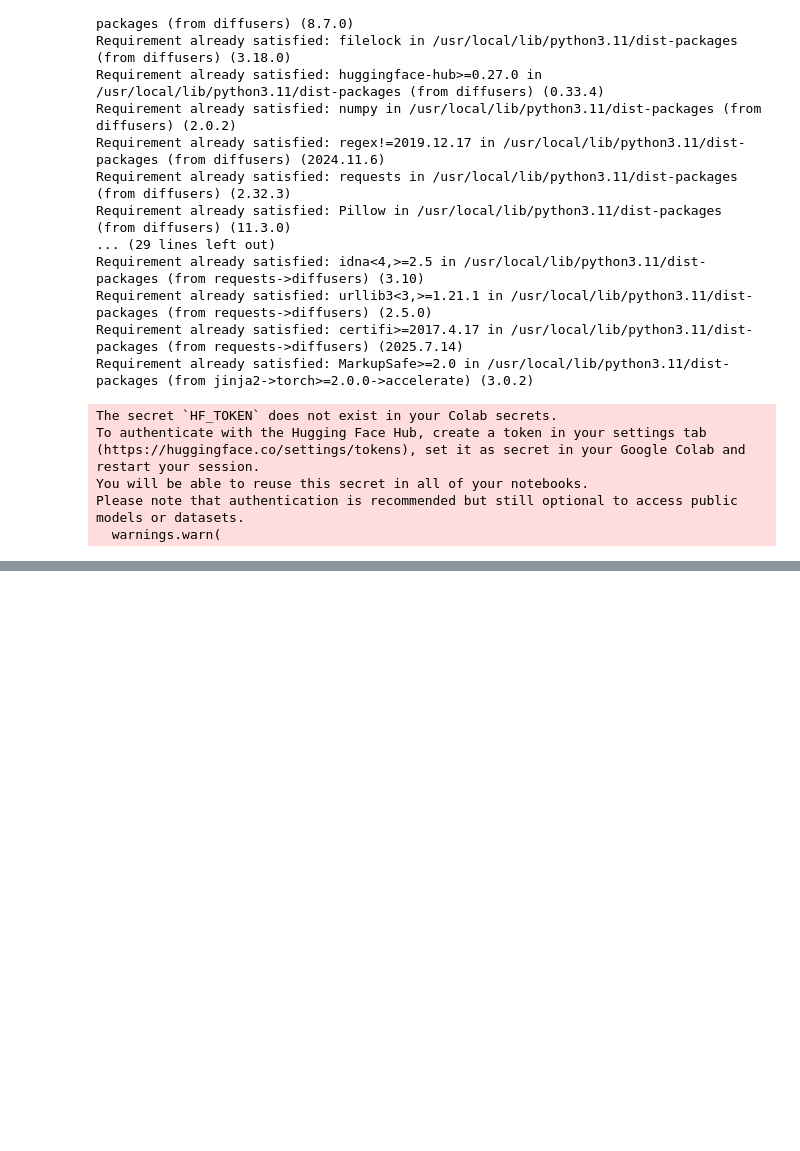
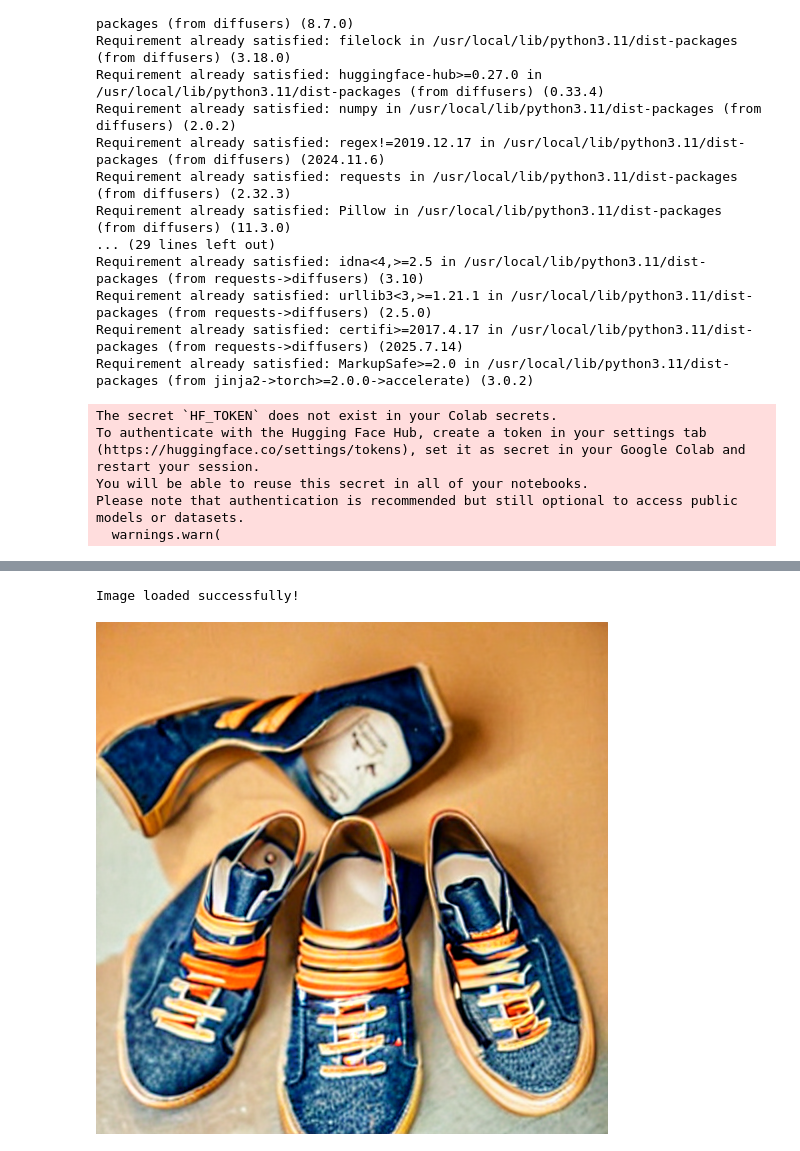
Before and after one commit to Abhishek-harsha/Abhishek-N, a Jupyter notebook: train_txt.ipynb, the cells around one changed output, grey strips where cells are left out. Cells and saved outputs as stored; diff of their text form; code cells hidden in the pictures; blank space fills up the shorter version.

```diff
--- a/train_txt.ipynb
+++ b/train_txt.ipynb
@@ -208,0 +273,14 @@ Generated Text:
+# %%
+from google.colab import files
+from PIL import Image
+from IPython.display import display
+
+uploaded = files.upload()
+
+for filename in uploaded.keys():
+    print(f"Displaying: {filename}")
+    try:
+        img = Image.open(BytesIO(uploaded[filename]))
+        display(img)
+    except Exception as e:
+        print(f"Could not display {filename}: {e}")
@@ -208,0 +396,42 @@ Generated Text:
+# %%
+import torch
+from diffusers import StableDiffusionImg2ImgPipeline
+from PIL import Image
+import requests
+from io import BytesIO
+import tempfile
+import os
+
+url = "https://i.pinimg.com/1200x/f6/fe/65/f6fe659ea30bf6dc8360ce2b7585e582.jpg"
+
+try:
+    response = requests.get(url)
+    response.raise_for_status()
+    init_image = Image.open(BytesIO(response.content)).convert("RGB").resize((512, 512))
+    print("Image loaded successfully!")
+
+
+    pipe = StableDiffusionImg2ImgPipeline.from_pretrained(
+        "CompVis/stable-diffusion-v1-4",
+        torch_dtype=torch.float16 if torch.cuda.is_available() else torch.float32
+    )
+    pipe = pipe.to("cuda" if torch.cuda.is_available() else "cpu")
+
+
+    prompt = "a high quality photo of a shoe"
+
+
+    generated_image = pipe(prompt=prompt, image=init_image, strength=0.75, guidance_scale=7.5).images[0]
+
+
+    display(generated_image)
+
+except requests.exceptions.HTTPError as e:
+    print(f"HTTP error occurred: {e}")
+    print("Could not retrieve the image from the provided URL. The image might not exist or the URL is incorrect.")
+except Exception as e:
+    print(f"An error occurred: {e}")
+    print("Could not load the image. Please check if the URL is correct and the image file is valid.")
+# %% [output]
+Image loaded successfully!
+[figure, added]
```
Also changed, not shown: parts of 15 cells of this notebook.
